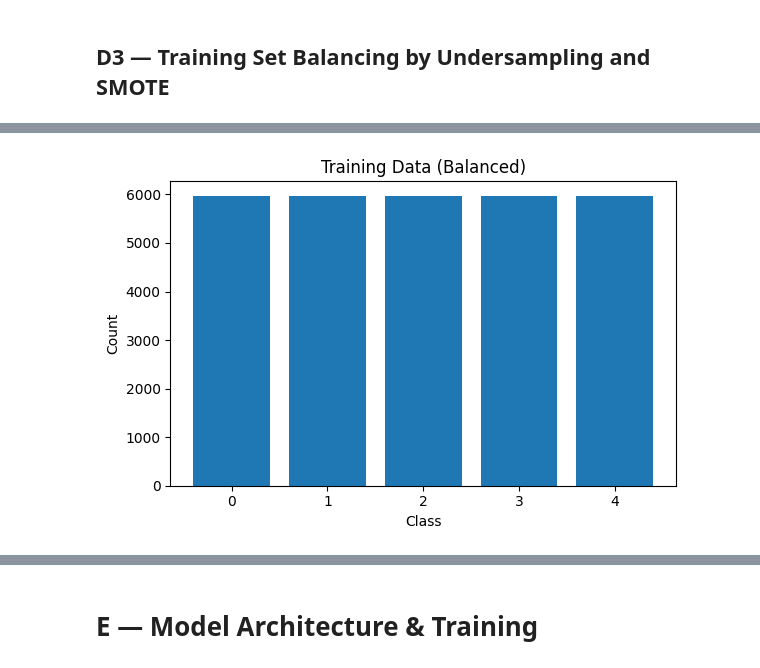
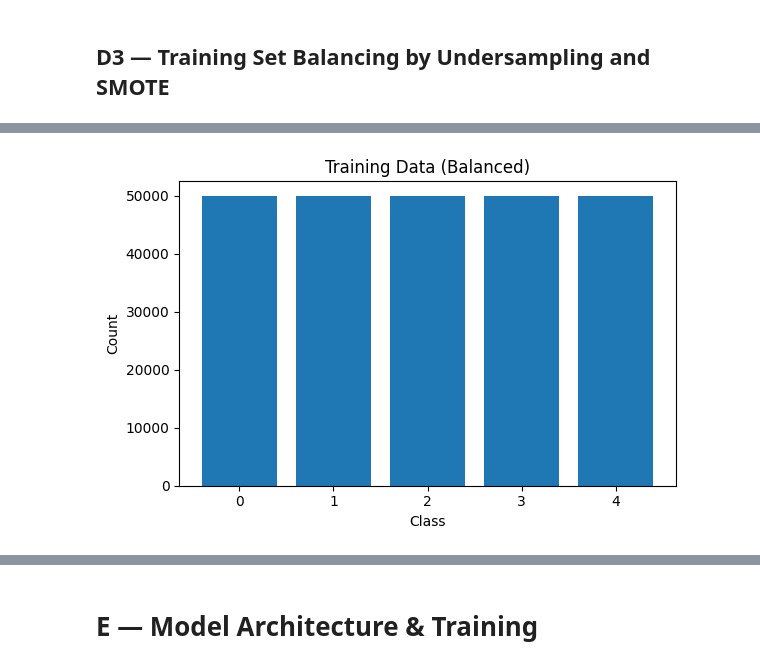
Before and after one commit to romesalarda/comp3226-password-manager-extension, a Jupyter notebook: ecg-arrhythmia-v5.ipynb, the cells around one changed output, grey strips where cells are left out. Cells and saved outputs as stored; diff of their text form; code cells hidden in the pictures.

```diff
--- a/ecg-arrhythmia-v5.ipynb
+++ b/ecg-arrhythmia-v5.ipynb
@@ -1429,9 +1433,9 @@ Saved figure: /content/drive/MyDrive/ecg_model/results/figures/split_class_distr
 # strict patient-wise splitting. Validation and test sets
 # remain untouched to preserve unbiased evaluation.
 #
-# This block restores the stronger V4-style balancing regime:
-#   - majority class undersampled aggressively
-#   - minority classes SMOTE-upsampled to the same target
+# Restored original strong balancing regime:
+#   - majority class N undersampled to 50,000
+#   - minority classes S, V, F, Q oversampled to 50,000
 # ==========================================================
 
 from imblearn.over_sampling import SMOTE
@@ -1452,30 +1456,44 @@ plt.tight_layout()
 plt.show()
 
 # ----------------------------------------------------------
-# V4-style aggressive target size
-# In V4, each class was pushed to 50,000.
-# Keep that behaviour, but never exceed majority count.
+# Sanity checks
 # ----------------------------------------------------------
-majority_class = 0
-majority_count = int(np.sum(y_train_raw == majority_class))
+majority_class = int(class_counts_before.idxmax())
+assert majority_class == 0, f"Expected majority class 0 (N), got {majority_class}"
 
-TARGET_PER_CLASS_V4_STYLE = 50000
-target_per_class = min(TARGET_PER_CLASS_V4_STYLE, majority_count)
-
-print("Chosen target_per_class:", target_per_class)
+majority_count = int(class_counts_before.loc[majority_class])
+print("Majority class:", majority_class)
+print("Majority count:", majority_count)
 
 # ----------------------------------------------------------
-# Split majority vs minority
+# Restore original V4-style aggressive balancing target
+# IMPORTANT:
+# Original notebook used 50,000 for every class.
+# This should only be done if majority class has at least 50,000 samples.
+# ----------------------------------------------------------
+TARGET_PER_CLASS = 50000
+
+if majority_count < TARGET_PER_CLASS:
+    raise ValueError(
+        f"Majority class has only {majority_count} samples, "
+        f"so TARGET_PER_CLASS={TARGET_PER_CLASS} is not feasible."
+    )
+
+print("Chosen target_per_class:", TARGET_PER_CLASS)
+
+# ----------------------------------------------------------
+# Separate majority class N from minority classes S,V,F,Q
 # ----------------------------------------------------------
 idx_majority = np.where(y_train_raw == majority_class)[0]
 idx_other = np.where(y_train_raw != majority_class)[0]
 
 rng = np.random.default_rng(SEED)
 
-if target_per_class < len(idx_majority):
-    idx_majority_keep = rng.choice(idx_majority, size=target_per_class, replace=False)
-else:
-    idx_majority_keep = idx_majority.copy()
+idx_majority_keep = rng.choice(
+    idx_majority,
+    size=TARGET_PER_CLASS,
+    replace=False
+)
 
 X_majority = X_train_raw[idx_majority_keep]
 y_majority = y_train_raw[idx_majority_keep]
@@ -1483,8 +1501,11 @@ y_majority = y_train_raw[idx_majority_keep]
 X_other = X_train_raw[idx_other]
 y_other = y_train_raw[idx_other]
 
+print("Majority subset shape:", X_majority.shape, y_majority.shape)
+print("Minority subset shape:", X_other.shape, y_other.shape)
+
 # ----------------------------------------------------------
-# SMOTE minority classes up to target_per_class
+# SMOTE minority classes to 50,000 each
 # ----------------------------------------------------------
 other_class_counts = pd.Series(y_other).value_counts().sort_index()
 print("Minority-class distribution before SMOTE:")
@@ -1493,16 +1514,15 @@ print(other_class_counts)
 min_other_count = int(other_class_counts.min())
 if min_other_count < 2:
     raise ValueError(
-        "At least one minority class in y_other has fewer than 2 samples; "
+        "At least one minority class has fewer than 2 samples; "
         "SMOTE cannot be applied safely."
     )
 
 smote_k = min(5, min_other_count - 1)
 
 smote_strategy = {
-    int(c): int(target_per_class)
+    int(c): TARGET_PER_CLASS
     for c in sorted(np.unique(y_other))
-    if np.sum(y_other == c) < target_per_class
 }
 
 print("SMOTE strategy:", smote_strategy)
@@ -1515,6 +1535,8 @@ smote = SMOTE(
 )
 
 X_other_resampled, y_other_resampled = smote.fit_resample(X_other, y_other)
+
+print("Minority subset after SMOTE:", X_other_resampled.shape, y_other_resampled.shape)
 
 # ----------------------------------------------------------
 # Combine and shuffle
@@ -1529,6 +1551,14 @@ y_train_balanced = y_train_balanced[perm]
 class_counts_after = pd.Series(y_train_balanced).value_counts().sort_index()
 print("Balanced training distribution:")
 print(class_counts_after)
+
+expected_total = 5 * TARGET_PER_CLASS
+assert x_train_balanced.shape[0] == expected_total, (
+    f"Expected {expected_total} balanced samples, got {x_train_balanced.shape[0]}"
+)
+assert all(class_counts_after[c] == TARGET_PER_CLASS for c in range(5)), (
+    "Not all classes were balanced to target size."
+)
 
 fig, ax = plt.subplots(figsize=(6, 4))
 ax.bar(class_counts_after.index.astype(int), class_counts_after.values)
@@ -1546,6 +1576,14 @@ train_data_r[SEG_LEN] = y_train_balanced
 train_data_smote_path = os.path.join(project_path, "train_data_SMOTE.pkl")
 train_data_r.to_pickle(train_data_smote_path)
 
+pd.DataFrame({
+    "Class": class_counts_after.index.astype(int),
+    "Count": class_counts_after.values.astype(int)
+}).to_csv(
+    os.path.join(METRIC_DIR, "balanced_train_class_distribution.csv"),
+    index=False
+)
+
 print(f"Balanced training data saved to: {train_data_smote_path}")
 
 # ----------------------------------------------------------
@@ -1554,14 +1592,20 @@ print(f"Balanced training data saved to: {train_data_smote_path}")
 fig = plt.figure(figsize=(8, 4), dpi=300)
 
 plt.subplot(1, 2, 1)
-sns.barplot(x=['N', 'S', 'V', 'F', 'Q'], y=class_counts_before.sort_index().values)
+sns.barplot(
+    x=['N', 'S', 'V', 'F', 'Q'],
+    y=[class_counts_before.get(i, 0) for i in range(5)]
+)
 plt.ylim(0, max(class_counts_before.max(), class_counts_after.max()) * 1.05)
 plt.title("Training Data (Imbalanced)")
 plt.xlabel("Class")
 plt.ylabel("Count")
 
 plt.subplot(1, 2, 2)
-sns.barplot(x=['N', 'S', 'V', 'F', 'Q'], y=class_counts_after.sort_index().values)
+sns.barplot(
+    x=['N', 'S', 'V', 'F', 'Q'],
+    y=[class_counts_after.get(i, 0) for i in range(5)]
+)
 plt.ylim(0, max(class_counts_before.max(), class_counts_after.max()) * 1.05)
 plt.title("Balanced by Undersampling + SMOTE")
 plt.xlabel("Class")
@@ -1592,4 +1643,4 @@ Balanced training distribution:
 Name: count, dtype: int64
-[figure, old version]
+[figure, new version]
 Balanced training data saved to: /content/data/mitdb/train_data_SMOTE.pkl
 Saved figure: /content/drive/MyDrive/ecg_model/results/figures/Class_balancing.png
```
Also changed, not shown: parts of 15 cells of this notebook.
